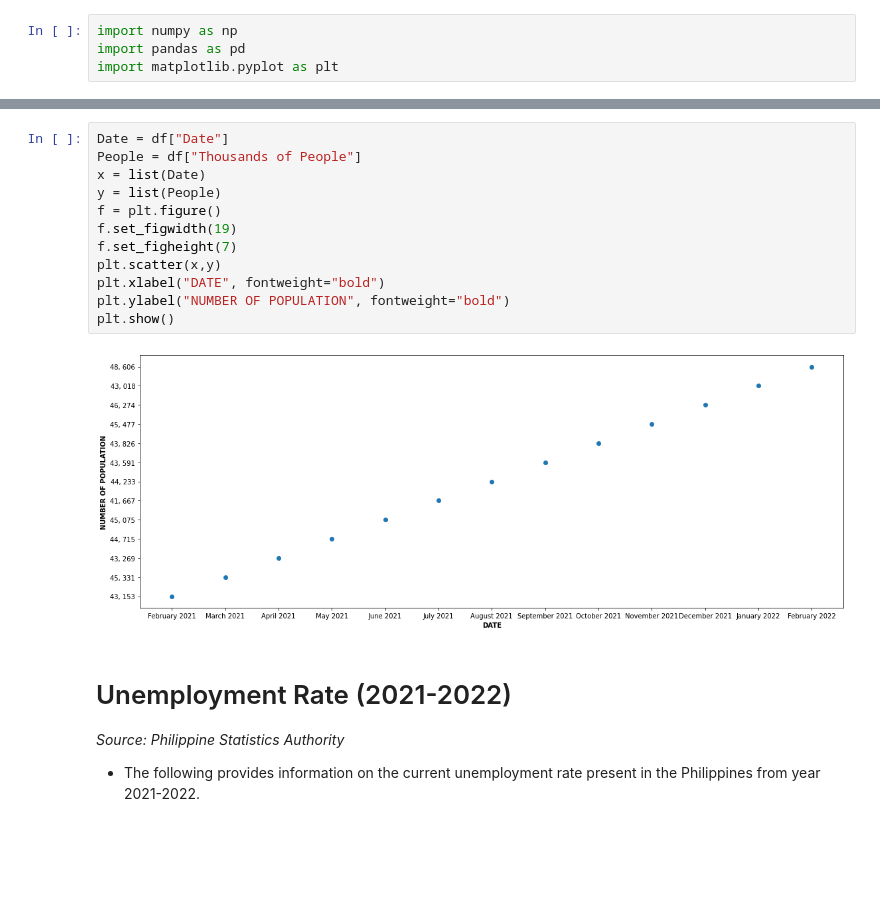
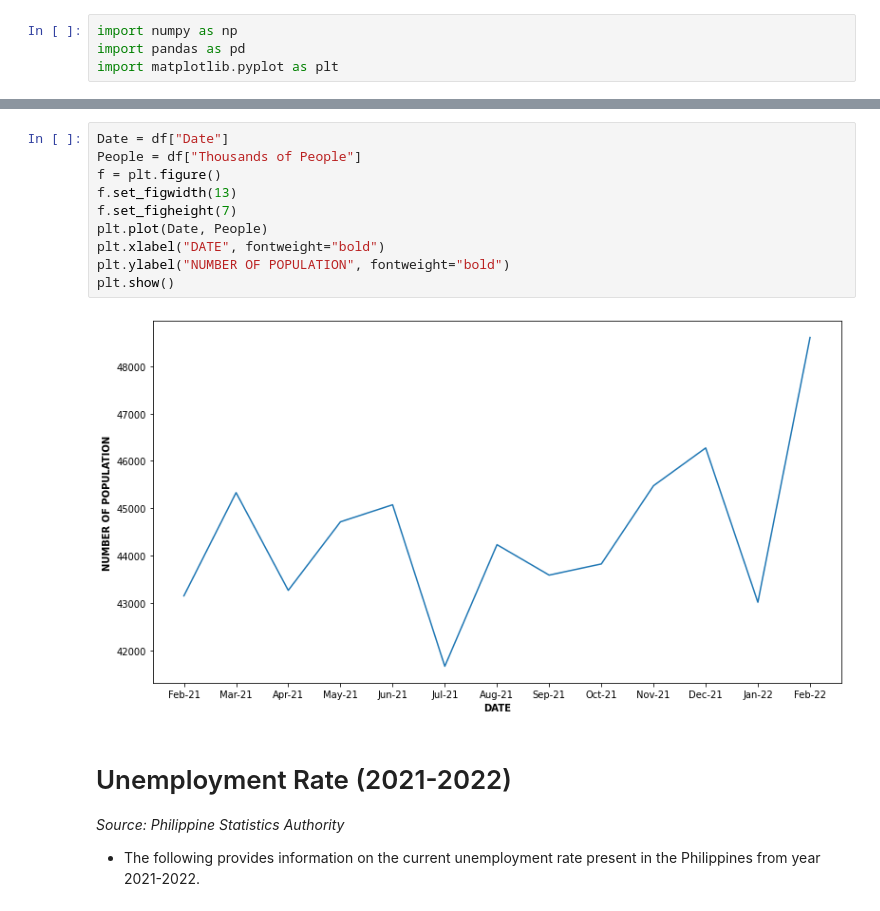
Before and after one commit to kryzlerahne/IT3205_FilipinoDataAlliance, a Jupyter notebook: Codes/The_Future_Pay_Visualizations.ipynb, the cells around one changed output, grey strips where cells are left out. Cells and saved outputs as stored; diff of their text form; blank space fills up the shorter version.

Commit message:
Update Visualization 1 using Colaboratory

```diff
--- a/Codes/The_Future_Pay_Visualizations.ipynb
+++ b/Codes/The_Future_Pay_Visualizations.ipynb
@@ -32,17 +32,15 @@ display(df.iloc[0:, 0:3])
 # %%
 Date = df["Date"]
 People = df["Thousands of People"]
-x = list(Date)
-y = list(People)
 f = plt.figure()
-f.set_figwidth(19)
+f.set_figwidth(13)
 f.set_figheight(7)
-plt.scatter(x,y)
+plt.plot(Date, People)
 plt.xlabel("DATE", fontweight="bold")
 plt.ylabel("NUMBER OF POPULATION", fontweight="bold")
 plt.show()
 # %% [output]
-[figure, old version]
+[figure, new version]
 # %% [markdown]
 # Unemployment Rate (2021-2022)
 *Source: Philippine Statistics Authority*
```
Also changed, not shown: parts of 1 cell of this notebook.
